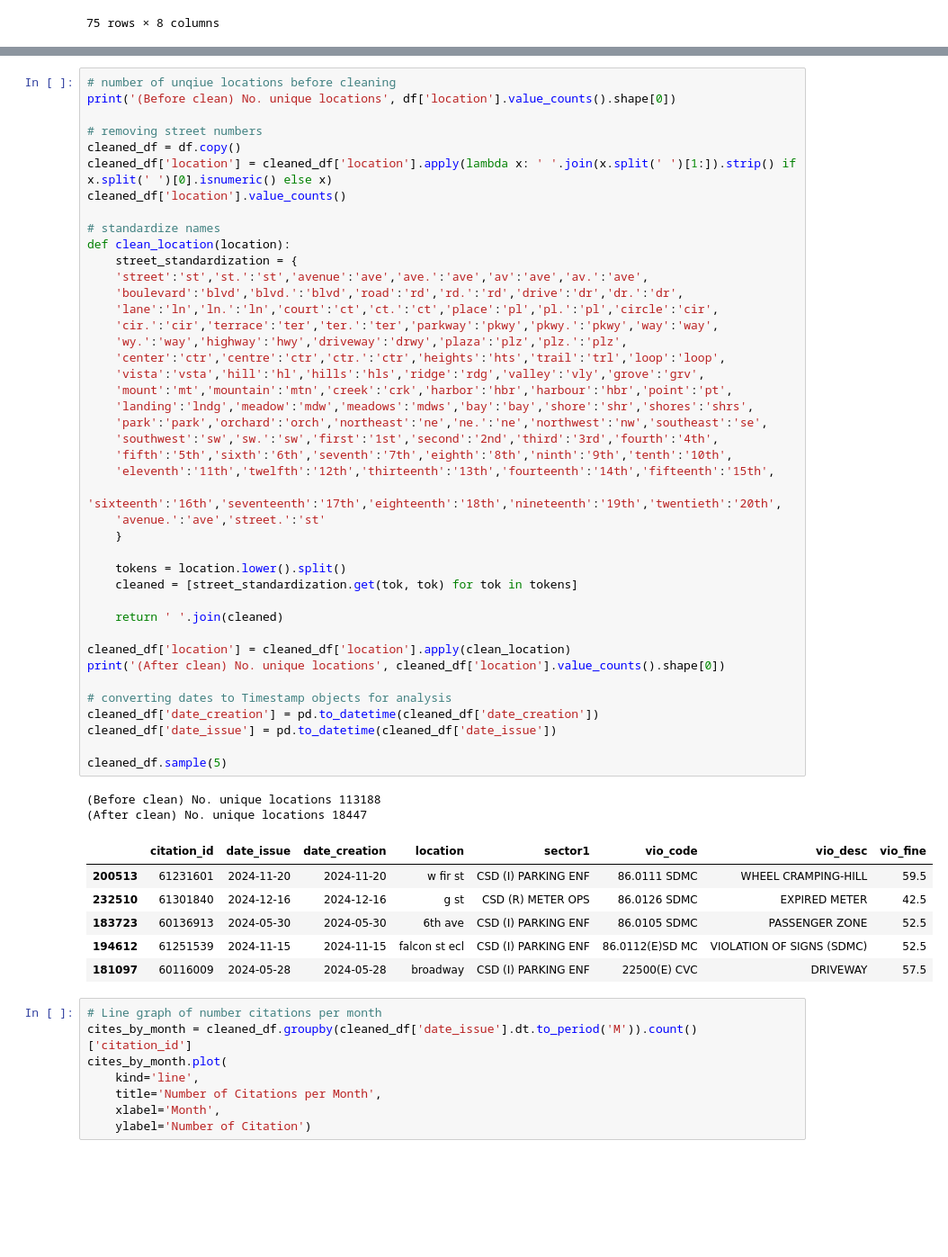
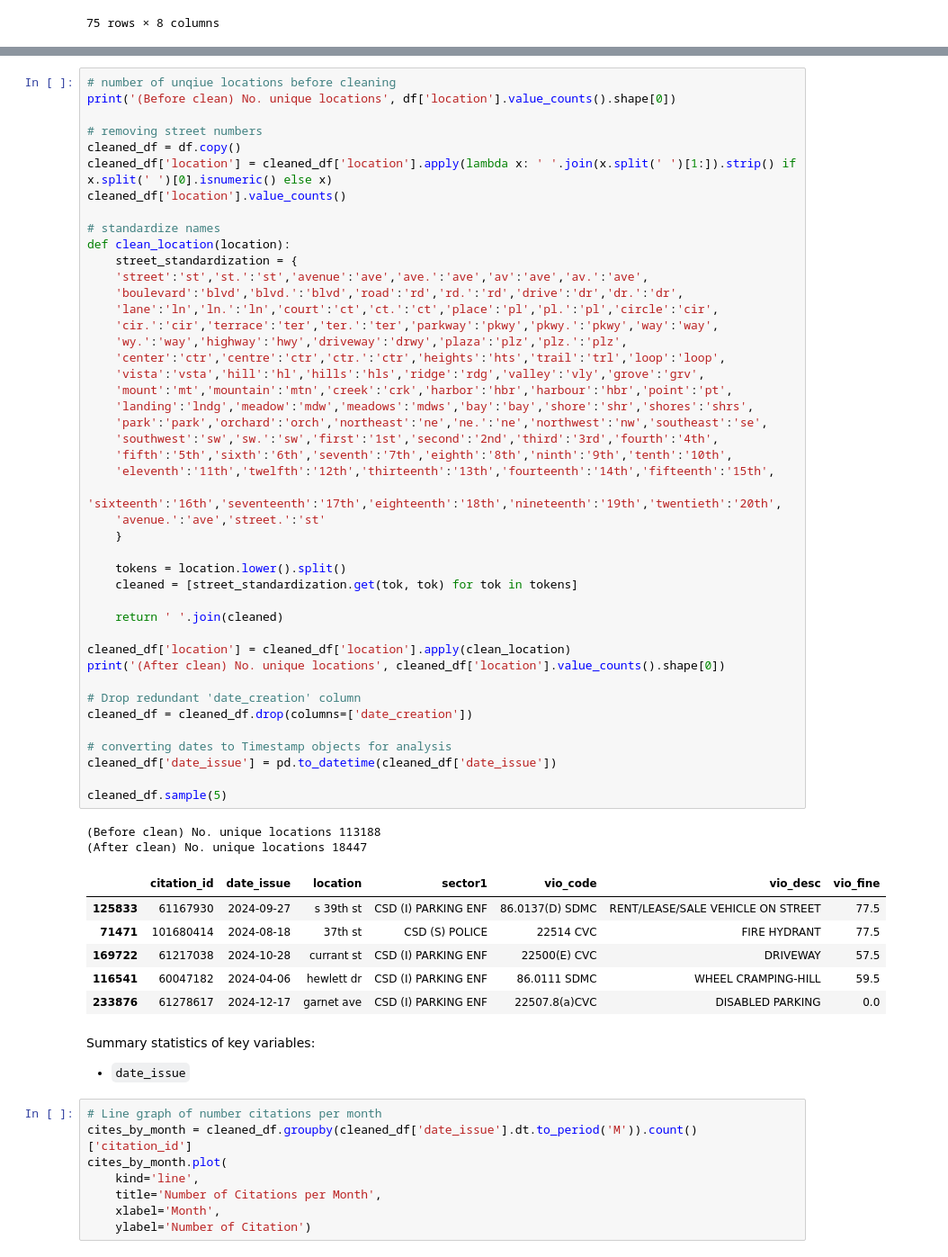
Before and after one commit to tobyzhan/Parking-Citation-Project, a Jupyter notebook: 02-EDACheckpoint.ipynb, the cells around one changed output, grey strips where cells are left out. Shown at 90% size. Saved outputs shown, nothing was run; the diff lists cells and outputs as text; blank space fills up the shorter version.

````diff
--- a/02-EDACheckpoint.ipynb
+++ b/02-EDACheckpoint.ipynb
@@ -144,40 +178,46 @@ def clean_location(location):
     'lane':'ln','ln.':'ln','court':'ct','ct.':'ct','place':'pl','pl.':'pl','circle':'cir',
     'cir.':'cir','terrace':'ter','ter.':'ter','parkway':'pkwy','pkwy.':'pkwy','way':'way',
     'wy.':'way','highway':'hwy','driveway':'drwy','plaza':'plz','plz.':'plz',
     'center':'ctr','centre':'ctr','ctr.':'ctr','heights':'hts','trail':'trl','loop':'loop',
     'vista':'vsta','hill':'hl','hills':'hls','ridge':'rdg','valley':'vly','grove':'grv',
     'mount':'mt','mountain':'mtn','creek':'crk','harbor':'hbr','harbour':'hbr','point':'pt',
     'landing':'lndg','meadow':'mdw','meadows':'mdws','bay':'bay','shore':'shr','shores':'shrs',
     'park':'park','orchard':'orch','northeast':'ne','ne.':'ne','northwest':'nw','southeast':'se',
     'southwest':'sw','sw.':'sw','first':'1st','second':'2nd','third':'3rd','fourth':'4th',
     'fifth':'5th','sixth':'6th','seventh':'7th','eighth':'8th','ninth':'9th','tenth':'10th',
     'eleventh':'11th','twelfth':'12th','thirteenth':'13th','fourteenth':'14th','fifteenth':'15th',
     'sixteenth':'16th','seventeenth':'17th','eighteenth':'18th','nineteenth':'19th','twentieth':'20th',
     'avenue.':'ave','street.':'st'
     }
 
     tokens = location.lower().split()
     cleaned = [street_standardization.get(tok, tok) for tok in tokens]
 
     return ' '.join(cleaned)
 
 cleaned_df['location'] = cleaned_df['location'].apply(clean_location)
 print('(After clean) No. unique locations', cleaned_df['location'].value_counts().shape[0])
 
+# Drop redundant 'date_creation' column
+cleaned_df = cleaned_df.drop(columns=['date_creation'])
+
 # converting dates to Timestamp objects for analysis
-cleaned_df['date_creation'] = pd.to_datetime(cleaned_df['date_creation'])
 cleaned_df['date_issue'] = pd.to_datetime(cleaned_df['date_issue'])
 
 cleaned_df.sample(5)
 # %% [output]
 (Before clean) No. unique locations 113188
 (After clean) No. unique locations 18447
-|  | citation_id | date_issue | date_creation | location | sector1 | vio_code | vio_desc | vio_fine |
-| 200513 | 61231601 | 2024-11-20 | 2024-11-20 | w fir st | CSD (I) PARKING ENF | 86.0111 SDMC | WHEEL CRAMPING-HILL | 59.5 |
-| 232510 | 61301840 | 2024-12-16 | 2024-12-16 | g st | CSD (R) METER OPS | 86.0126 SDMC | EXPIRED METER | 42.5 |
-| 183723 | 60136913 | 2024-05-30 | 2024-05-30 | 6th ave | CSD (I) PARKING ENF | 86.0105 SDMC | PASSENGER ZONE | 52.5 |
-| 194612 | 61251539 | 2024-11-15 | 2024-11-15 | falcon st ecl | CSD (I) PARKING ENF | 86.0112(E)SD MC | VIOLATION OF SIGNS (SDMC) | 52.5 |
-| 181097 | 60116009 | 2024-05-28 | 2024-05-28 | broadway | CSD (I) PARKING ENF | 22500(E) CVC | DRIVEWAY | 57.5 |
+|  | citation_id | date_issue | location | sector1 | vio_code | vio_desc | vio_fine |
+| 125833 | 61167930 | 2024-09-27 | s 39th st | CSD (I) PARKING ENF | 86.0137(D) SDMC | RENT/LEASE/SALE VEHICLE ON STREET | 77.5 |
+| 71471 | 101680414 | 2024-08-18 | 37th st | CSD (S) POLICE | 22514 CVC | FIRE HYDRANT | 77.5 |
+| 169722 | 61217038 | 2024-10-28 | currant st | CSD (I) PARKING ENF | 22500(E) CVC | DRIVEWAY | 57.5 |
+| 116541 | 60047182 | 2024-04-06 | hewlett dr | CSD (I) PARKING ENF | 86.0111 SDMC | WHEEL CRAMPING-HILL | 59.5 |
+| 233876 | 61278617 | 2024-12-17 | garnet ave | CSD (I) PARKING ENF | 22507.8(a)CVC | DISABLED PARKING | 0.0 |
+# %% [markdown]
+Summary statistics of key variables:
+
+- ```date_issue```
 # %%
 # Line graph of number citations per month
 cites_by_month = cleaned_df.groupby(cleaned_df['date_issue'].dt.to_period('M')).count()['citation_id']
````
Also changed, not shown: parts of 20 cells of this notebook.
